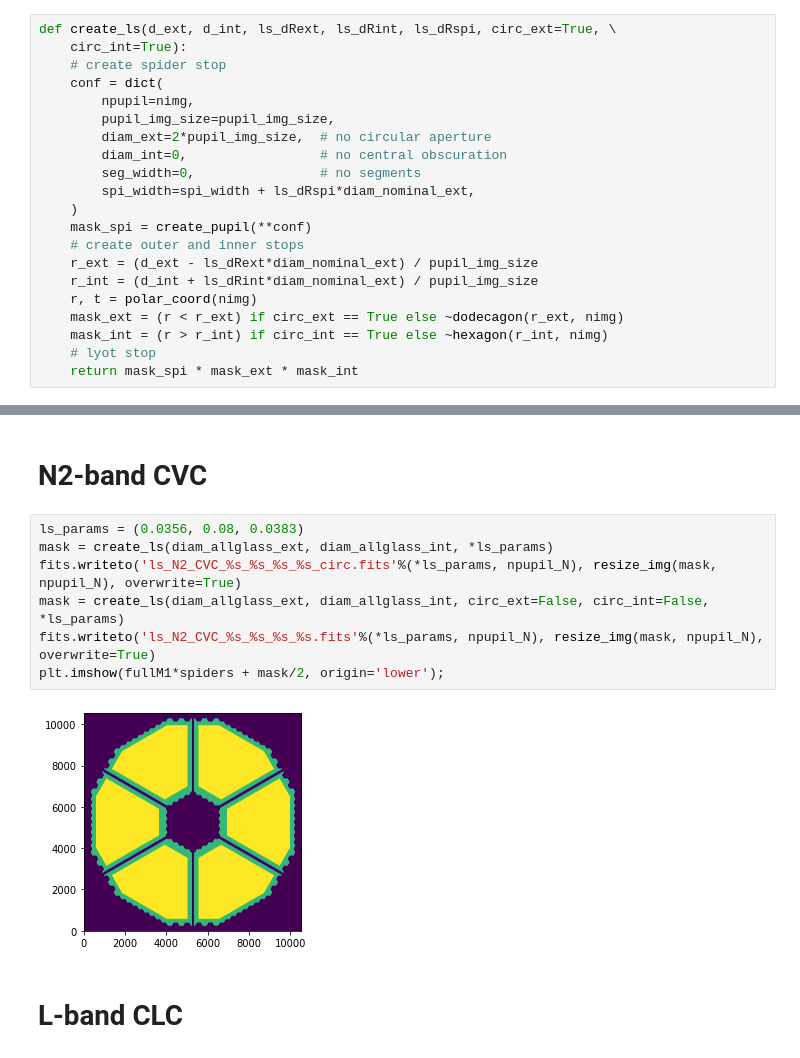
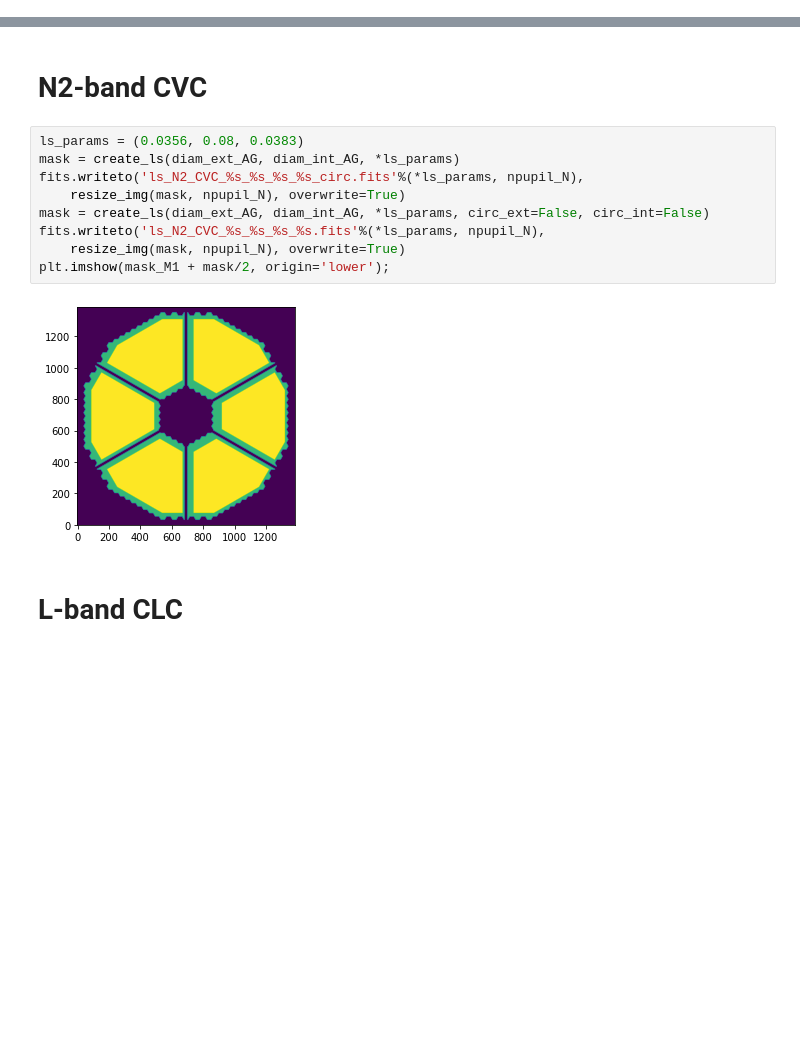
Before and after one commit to vortex-exoplanet/HEEPS, a Jupyter notebook: tools/create_lyotstops.ipynb, the cells around one changed output, grey strips where cells are left out. Cells and saved outputs as stored; diff of their text form; blank space fills up the shorter version.

```diff
--- a/tools/create_lyotstops.ipynb
+++ b/tools/create_lyotstops.ipynb
@@ -123,23 +118,2 @@ plt.imshow(pup, origin='lower');
-# %%
-def create_ls(d_ext, d_int, ls_dRext, ls_dRint, ls_dRspi, circ_ext=True, \
-    circ_int=True):
-    # create spider stop
-    conf = dict(
-        npupil=nimg,
-        pupil_img_size=pupil_img_size,
-        diam_ext=2*pupil_img_size,  # no circular aperture
-        diam_int=0,                 # no central obscuration
-        seg_width=0,                # no segments
-        spi_width=spi_width + ls_dRspi*diam_nominal_ext,
-    )
-    mask_spi = create_pupil(**conf)
-    # create outer and inner stops
-    r_ext = (d_ext - ls_dRext*diam_nominal_ext) / pupil_img_size
-    r_int = (d_int + ls_dRint*diam_nominal_ext) / pupil_img_size
-    r, t = polar_coord(nimg)
-    mask_ext = (r < r_ext) if circ_ext == True else ~dodecagon(r_ext, nimg)
-    mask_int = (r > r_int) if circ_int == True else ~hexagon(r_int, nimg)
-    # lyot stop
-    return mask_spi * mask_ext * mask_int
 # %% [markdown]
 # L-band RAVC
@@ -163,13 +163,15 @@ plt.imshow(fullM1*spiders + mask/2, origin='lower');
 # N2-band CVC
 # %%
 ls_params = (0.0356, 0.08, 0.0383)
-mask = create_ls(diam_allglass_ext, diam_allglass_int, *ls_params)
-fits.writeto('ls_N2_CVC_%s_%s_%s_%s_circ.fits'%(*ls_params, npupil_N), resize_img(mask, npupil_N), overwrite=True)
-mask = create_ls(diam_allglass_ext, diam_allglass_int, circ_ext=False, circ_int=False, *ls_params)
-fits.writeto('ls_N2_CVC_%s_%s_%s_%s.fits'%(*ls_params, npupil_N), resize_img(mask, npupil_N), overwrite=True)
-plt.imshow(fullM1*spiders + mask/2, origin='lower');
+mask = create_ls(diam_ext_AG, diam_int_AG, *ls_params)
+fits.writeto('ls_N2_CVC_%s_%s_%s_%s_circ.fits'%(*ls_params, npupil_N),
+    resize_img(mask, npupil_N), overwrite=True)
+mask = create_ls(diam_ext_AG, diam_int_AG, *ls_params, circ_ext=False, circ_int=False)
+fits.writeto('ls_N2_CVC_%s_%s_%s_%s.fits'%(*ls_params, npupil_N),
+    resize_img(mask, npupil_N), overwrite=True)
+plt.imshow(mask_M1 + mask/2, origin='lower');
 # %% [output]
-[figure, old version]
+[figure, new version]
 # %% [markdown]
 # L-band CLC
 # %%
```
Also changed, not shown: parts of 22 cells of this notebook, 2 other files.
